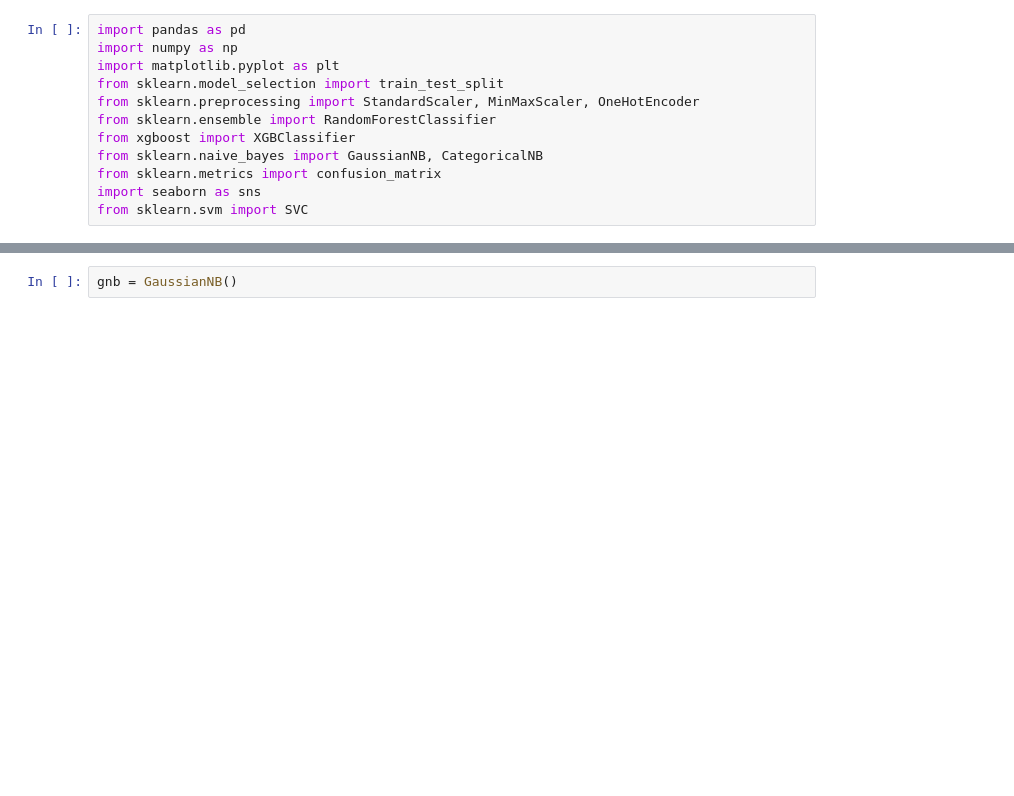
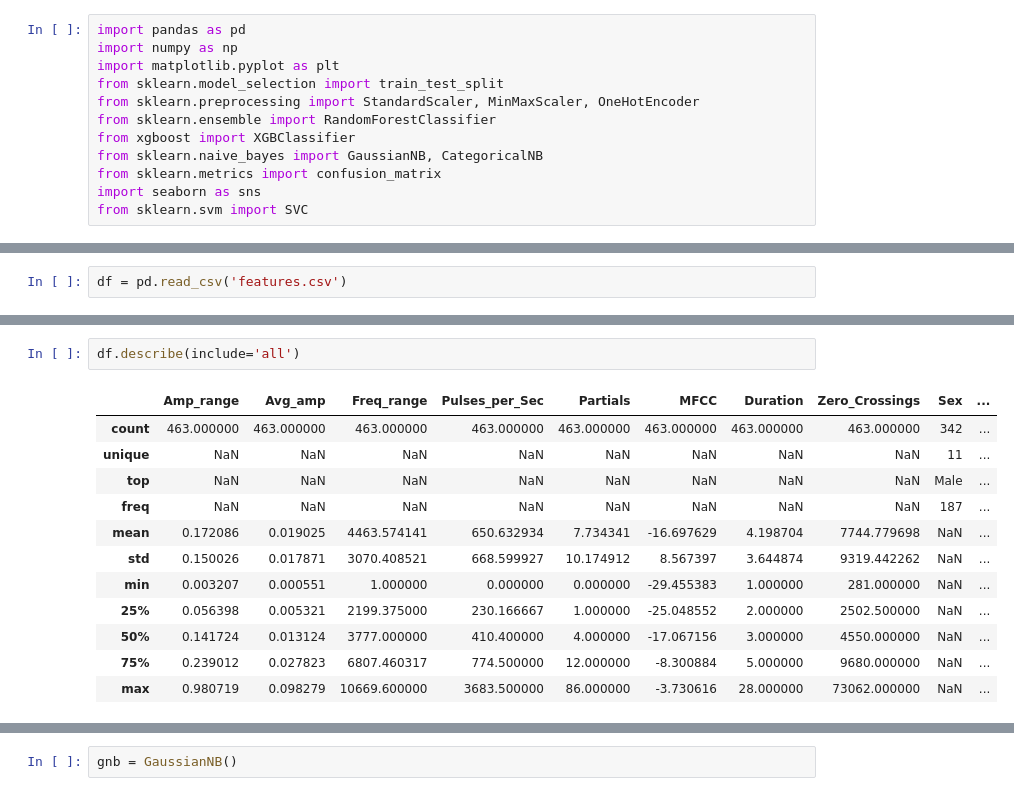
Before and after one commit to kexantus/felidetect, a Jupyter notebook: Feature Cleaning and First Models.ipynb, the cells around one changed output, grey strips where cells are left out. Drawn from its saved outputs; the diff is of its cells as text; blank space fills up the shorter version.

```diff
--- a/Feature Cleaning and First Models.ipynb
+++ b/Feature Cleaning and First Models.ipynb
@@ -161,0 +13,2 @@ array(['call', 'call/growl', 'growl', 'hiss', 'purr', 'roar'],
+# %%
+df = pd.read_csv('features.csv')
@@ -161,0 +46,15 @@ array(['call', 'call/growl', 'growl', 'hiss', 'purr', 'roar'],
+# %%
+df.describe(include='all')
+# %% [output]
+|  | Amp_range | Avg_amp | Freq_range | Pulses_per_Sec | Partials | MFCC | Duration | Zero_Crossings | Sex | ... |
+| count | 463.000000 | 463.000000 | 463.000000 | 463.000000 | 463.000000 | 463.000000 | 463.000000 | 463.000000 | 342 | ... |
+| unique | NaN | NaN | NaN | NaN | NaN | NaN | NaN | NaN | 11 | ... |
+| top | NaN | NaN | NaN | NaN | NaN | NaN | NaN | NaN | Male | ... |
+| freq | NaN | NaN | NaN | NaN | NaN | NaN | NaN | NaN | 187 | ... |
+| mean | 0.172086 | 0.019025 | 4463.574141 | 650.632934 | 7.734341 | -16.697629 | 4.198704 | 7744.779698 | NaN | ... |
+| std | 0.150026 | 0.017871 | 3070.408521 | 668.599927 | 10.174912 | 8.567397 | 3.644874 | 9319.442262 | NaN | ... |
+| min | 0.003207 | 0.000551 | 1.000000 | 0.000000 | 0.000000 | -29.455383 | 1.000000 | 281.000000 | NaN | ... |
+| 25% | 0.056398 | 0.005321 | 2199.375000 | 230.166667 | 1.000000 | -25.048552 | 2.000000 | 2502.500000 | NaN | ... |
+| 50% | 0.141724 | 0.013124 | 3777.000000 | 410.400000 | 4.000000 | -17.067156 | 3.000000 | 4550.000000 | NaN | ... |
+| 75% | 0.239012 | 0.027823 | 6807.460317 | 774.500000 | 12.000000 | -8.300884 | 5.000000 | 9680.000000 | NaN | ... |
+| max | 0.980719 | 0.098279 | 10669.600000 | 3683.500000 | 86.000000 | -3.730616 | 28.000000 | 73062.000000 | NaN | ... |
```
Also changed, not shown: parts of 72 cells of this notebook.
